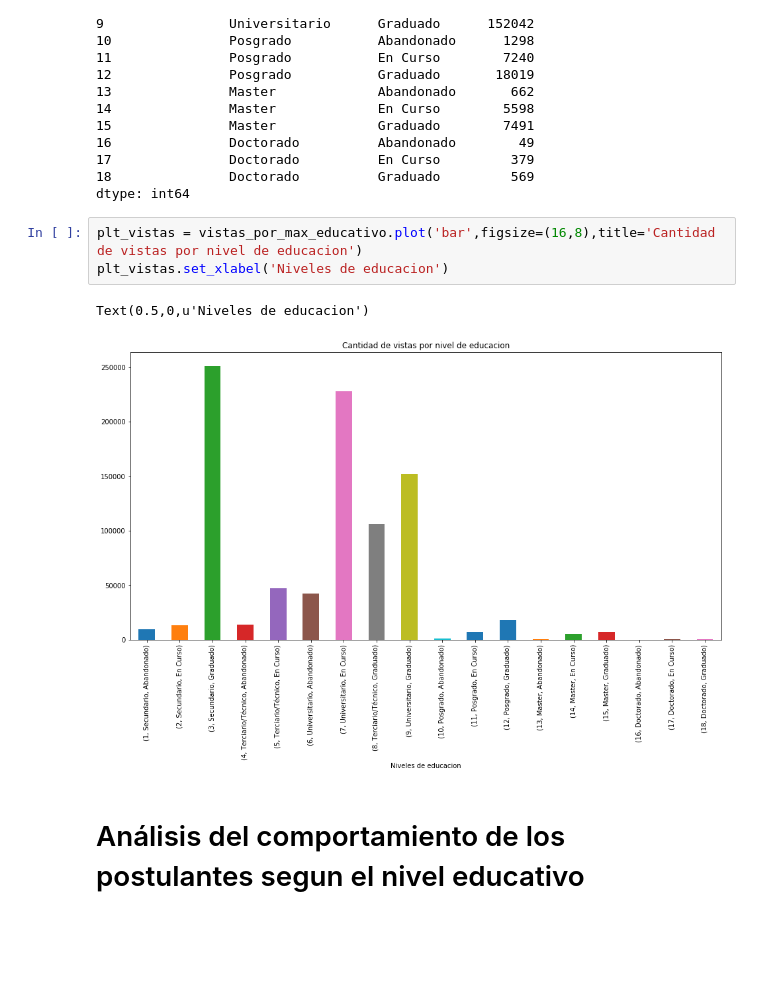
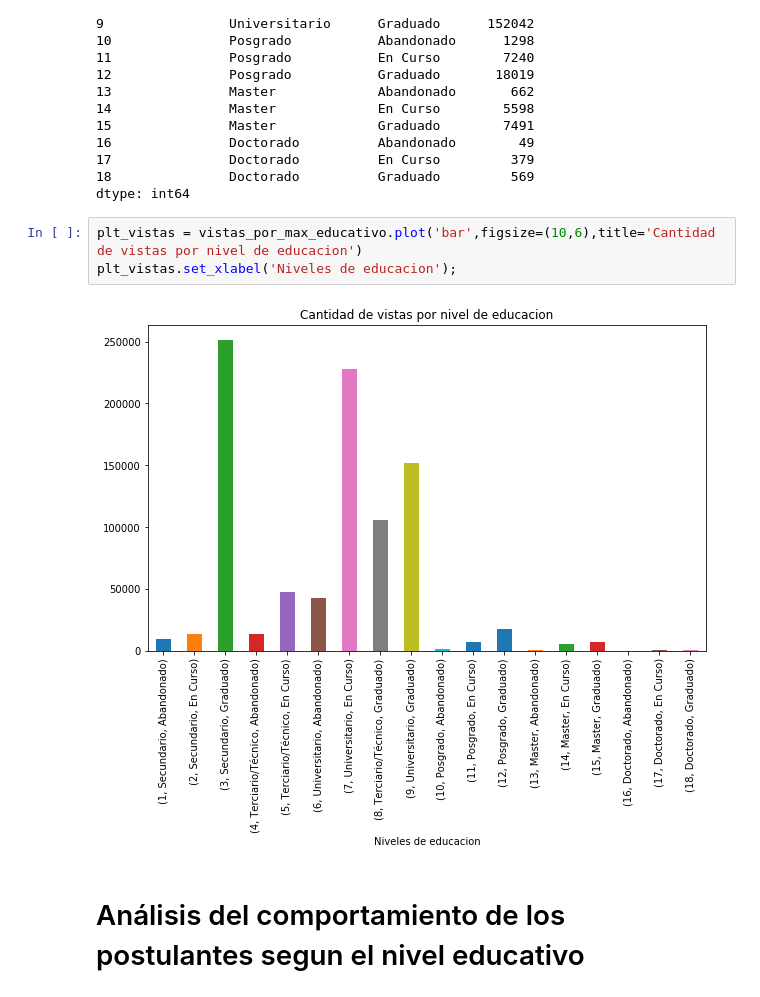
Before and after one commit to NayShine/7506-Grupo35, a Jupyter notebook: Tp1.ipynb, the cells around one changed output. Cells and saved outputs as stored; diff of their text form; blank space fills up the shorter version.

```diff
--- a/Tp1.ipynb
+++ b/Tp1.ipynb
@@ -290,11 +292,10 @@ nivel_educativo  nombre             estado
 18               Doctorado          Graduado         569
 dtype: int64
 # %%
-plt_vistas = vistas_por_max_educativo.plot('bar',figsize=(16,8),title='Cantidad de vistas por nivel de educacion')
-plt_vistas.set_xlabel('Niveles de educacion')
+plt_vistas = vistas_por_max_educativo.plot('bar',figsize=(10,6),title='Cantidad de vistas por nivel de educacion')
+plt_vistas.set_xlabel('Niveles de educacion');
 # %% [output]
-Text(0.5,0,u'Niveles de educacion')
-[figure, old version]
+[figure, new version]
 # %% [markdown]
 <h1>Análisis del comportamiento de los postulantes segun el nivel educativo</h1>
 # %%
```
Also changed, not shown: parts of 26 cells of this notebook.
